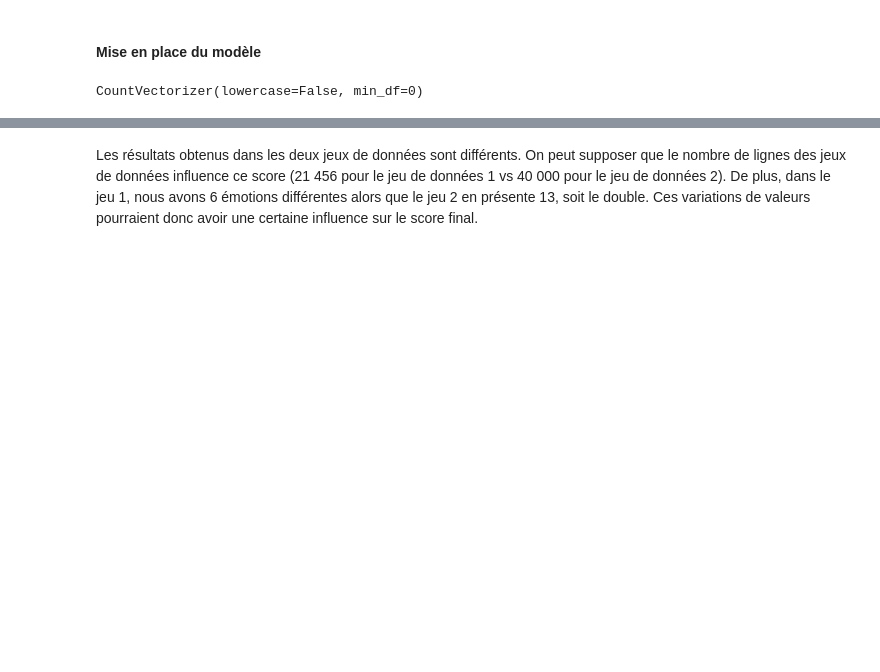
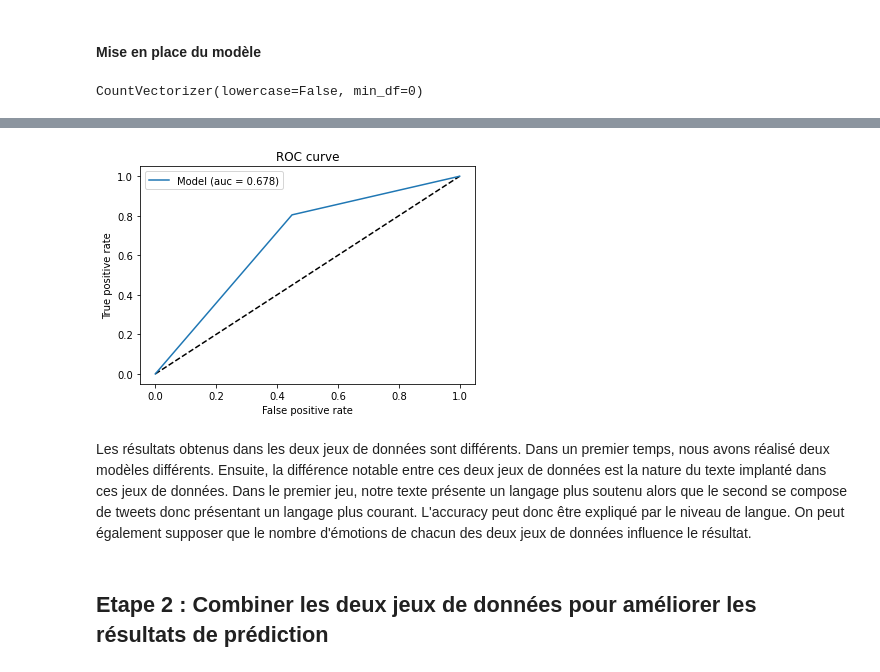
Before and after one commit to MrRachidK/Brief-Emotion-Analysis-Text, a Jupyter notebook: notebook/logistic_regression.ipynb, the cells around one changed output, grey strips where cells are left out. Drawn from its saved outputs; the diff is of its cells as text; code cells hidden in the pictures; blank space fills up the shorter version.

```diff
--- a/notebook/logistic_regression.ipynb
+++ b/notebook/logistic_regression.ipynb
@@ -143,6 +178,27 @@ Increase the number of iterations (max_iter) or scale the data as shown in:
 Please also refer to the documentation for alternative solver options:
     https://scikit-learn.org/stable/modules/linear_model.html#logistic-regression
   n_iter_i = _check_optimize_result(
-# %% [markdown]
-Les résultats obtenus dans les deux jeux de données sont différents. On peut supposer que le nombre de lignes des jeux de données influence ce score (21 456 pour le jeu de données 1 vs 40 000 pour le jeu de données 2). De plus, dans le jeu 1, nous avons 6 émotions différentes alors que le jeu 2 en présente 13, soit le double.
-Ces variations de valeurs pourraient donc avoir une certaine influence sur le score final.
+# %%
+y_pred = classifier.predict(text_test)
+# %%
+def plot_roc(y_test, y_pred):
+    fpr, tpr, thresholds = roc_curve(y_test, y_pred)
+    auc_score = auc(fpr, tpr)
+    plt.figure(1)
+    plt.plot([0, 1], [0, 1], 'k--')
+    plt.plot(fpr, tpr, label='Model (auc = {:.3f})'.format(auc_score))
+    plt.xlabel('False positive rate')
+    plt.ylabel('True positive rate')
+    plt.title('ROC curve')
+    plt.legend(loc='best')
+    plt.show()
+
+plot_roc(y_test, y_pred)
+# %% [output]
+[figure, added]
+# %% [markdown]
+Les résultats obtenus dans les deux jeux de données sont différents.
+Dans un premier temps, nous avons réalisé deux modèles différents. Ensuite, la différence notable entre ces deux jeux de données est la nature du texte implanté dans ces jeux de données. Dans le premier jeu, notre texte présente un langage plus soutenu alors que le second se compose de tweets donc présentant un langage plus courant. L'accuracy peut donc être expliqué par le niveau de langue.
+On peut également supposer que le nombre d'émotions de chacun des deux jeux de données influence le résultat.
+# %% [markdown]
+## Etape 2 : Combiner les deux jeux de données pour améliorer les résultats de prédiction
```
Also changed, not shown: parts of 37 cells of this notebook.
